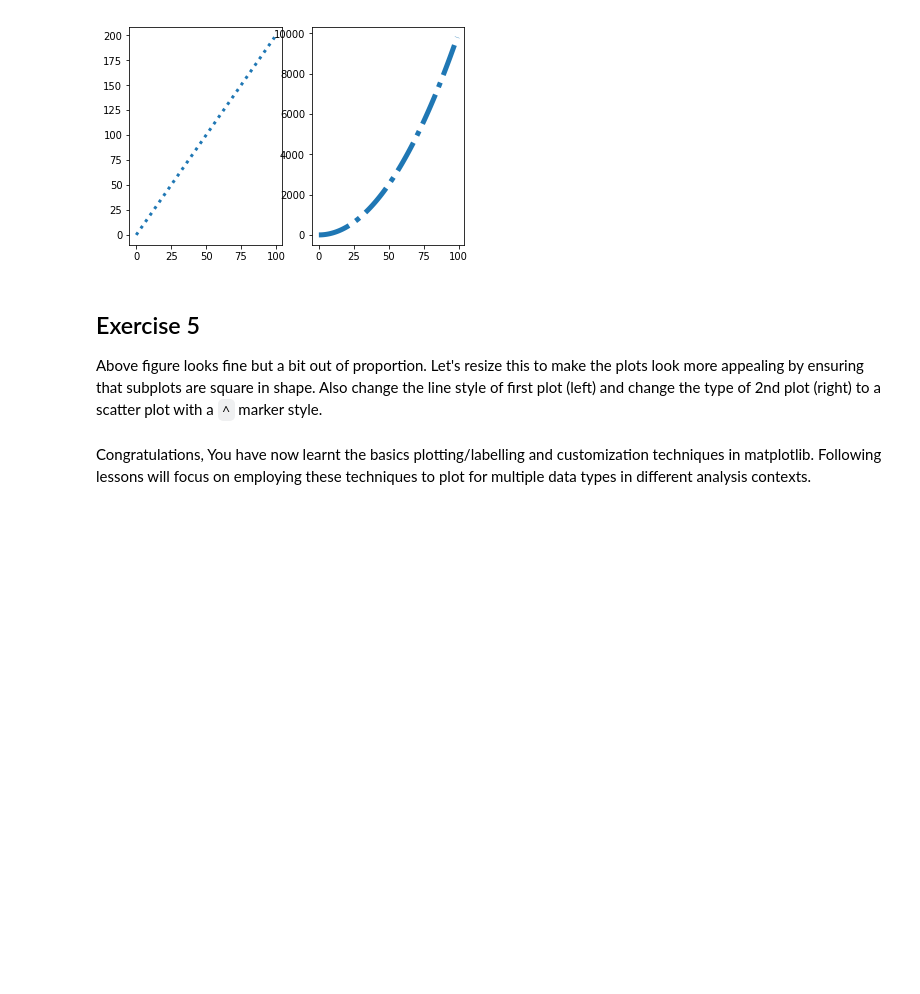
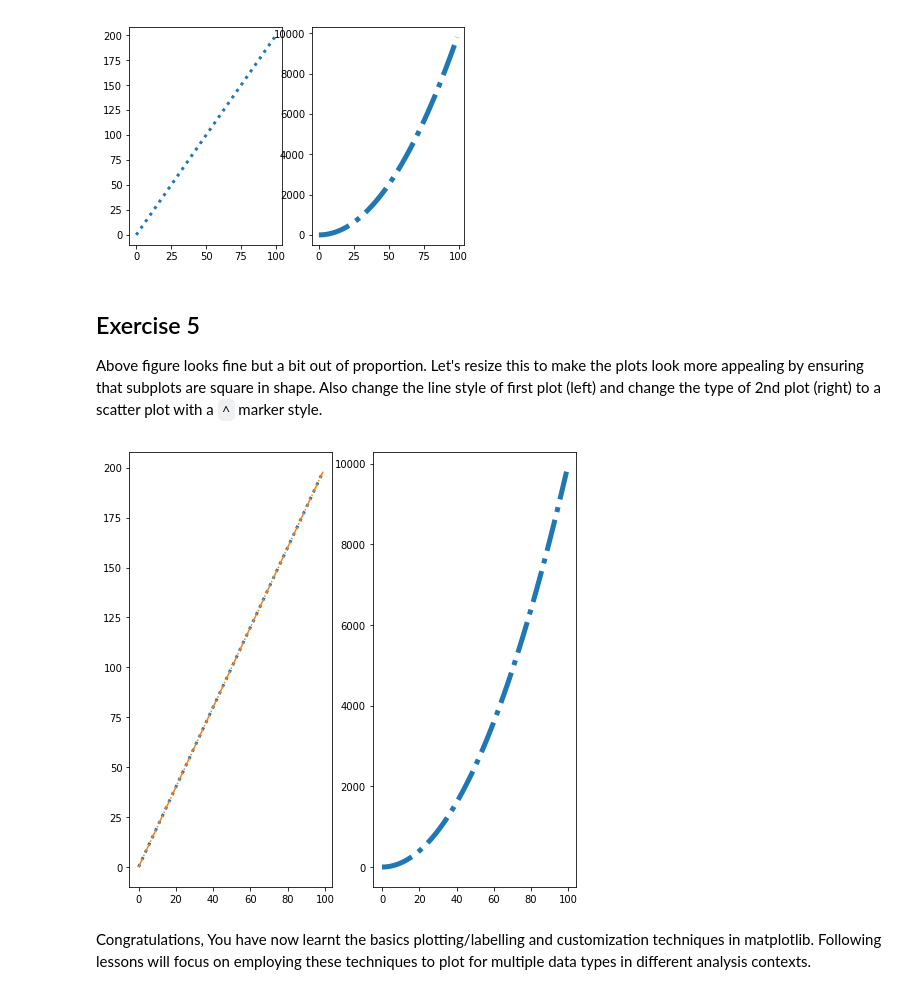
Before and after one commit to worldyne/dsc-1-03-13-customizing-visualizations-with-matplotlib-lab-seattle-ds-career-040119, a Jupyter notebook: index.ipynb, the cells around one changed output. Cells and saved outputs as stored; diff of their text form; code cells hidden in the pictures; blank space fills up the shorter version.

```diff
--- a/index.ipynb
+++ b/index.ipynb
@@ -148,8 +148,11 @@ Above figure looks fine but a bit out of proportion. Let's resize this to make t
 # %%
 fig.set_figheight(8)
 fig.set_figwidth(8)
 ax1.plot(x,y,linestyle='-.')
+ax2.scatter()
 fig
+# %% [output]
+[figure, added]
 # %% [markdown]
 Congratulations, You have now learnt the basics plotting/labelling and customization techniques in matplotlib. Following lessons will focus on employing these techniques to plot for multiple data types in different analysis contexts.
 # %% [markdown]
```
